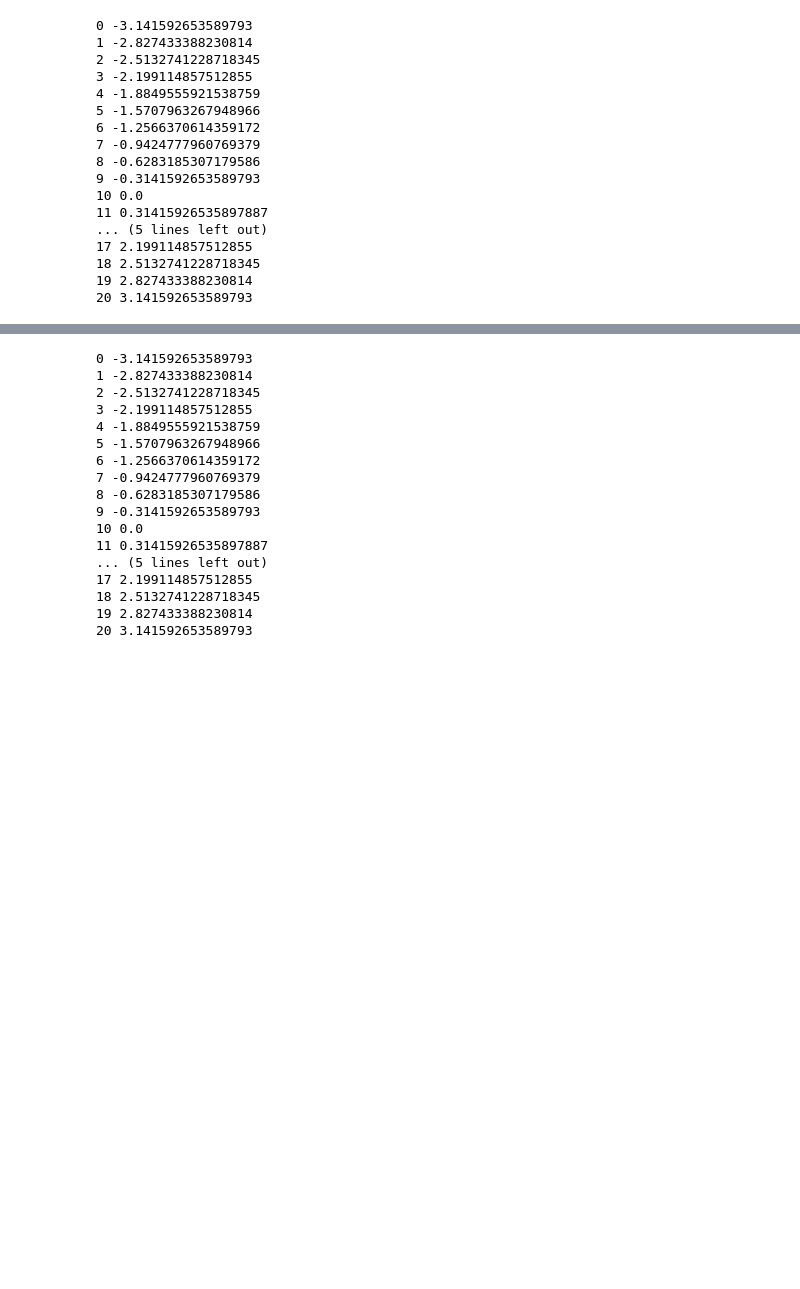
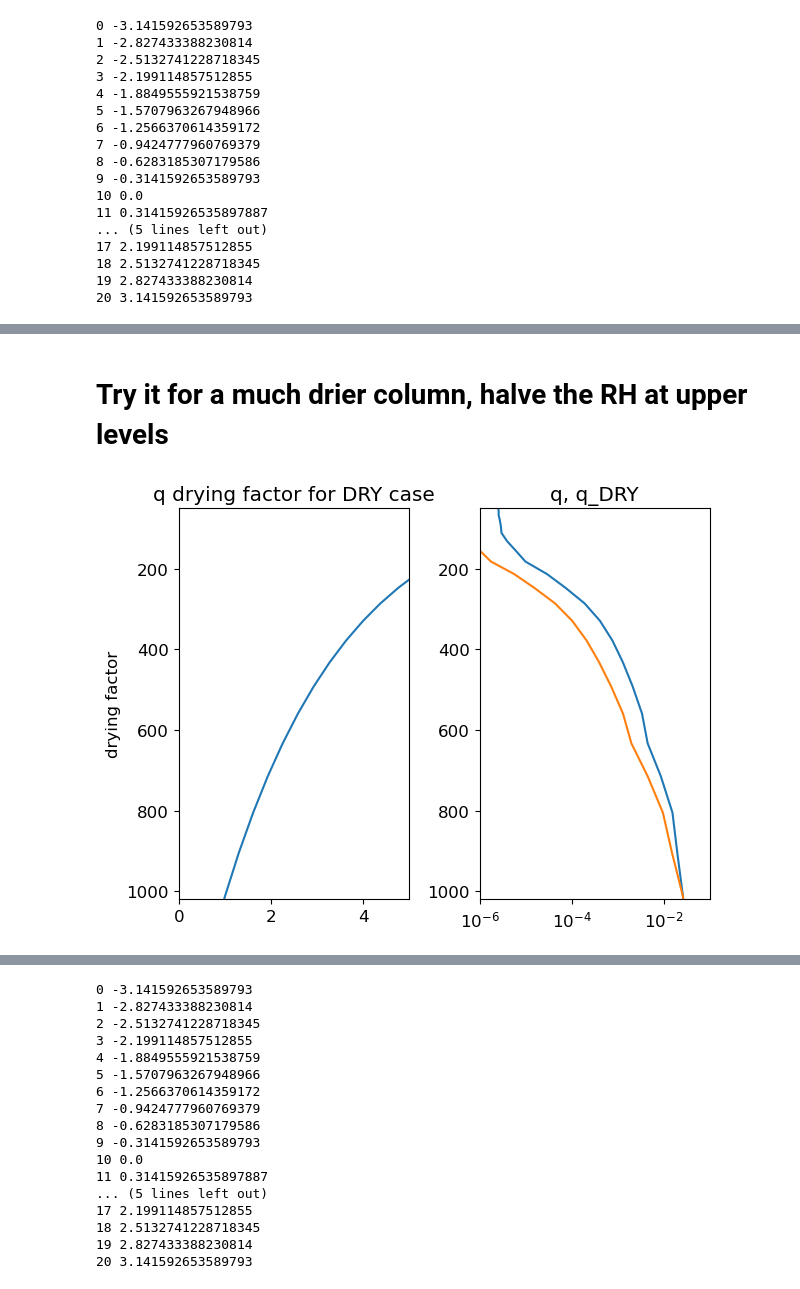
Before and after one commit to ATMOcanes/arts-lectures, a Jupyter notebook: exercises/06-olr/BEMolr.ipynb, the cells around one changed output, grey strips where cells are left out. Saved outputs shown, nothing was run; the diff lists cells and outputs as text; code cells hidden in the pictures; blank space fills up the shorter version.

```diff
--- a/exercises/06-olr/BEMolr.ipynb
+++ b/exercises/06-olr/BEMolr.ipynb
@@ -616,0 +668,22 @@ plt.hlines(EL10/100,-np.pi, np.pi,'green');
+# %% [markdown]
+# Try it for a much drier column, halve the RH at upper levels
+# %%
+# RHfactor approach to drier atmosphere
+RHfactor = (1+ Zprof/3000)
+
+plt.subplot(121)
+plt.plot(RHfactor, pprof/100)
+plt.ylim([1020, 50]); plt.ylabel('p /mb')
+plt.xlim([0, 5]); plt.ylabel('drying factor')
+plt.title('q drying factor for DRY case')
+
+plt.subplot(122)
+plt.semilogx(qprof, pprof/100)
+plt.semilogx(qprof/RHfactor, pprof/100);
+plt.ylim([1020, 50]);
+plt.xlim([1e-6, 1e-1]);
+plt.title('q, q_DRY')
+
+plt.tight_layout()
+# %% [output]
+[figure, added]
```
Also changed, not shown: parts of 18 cells of this notebook.
